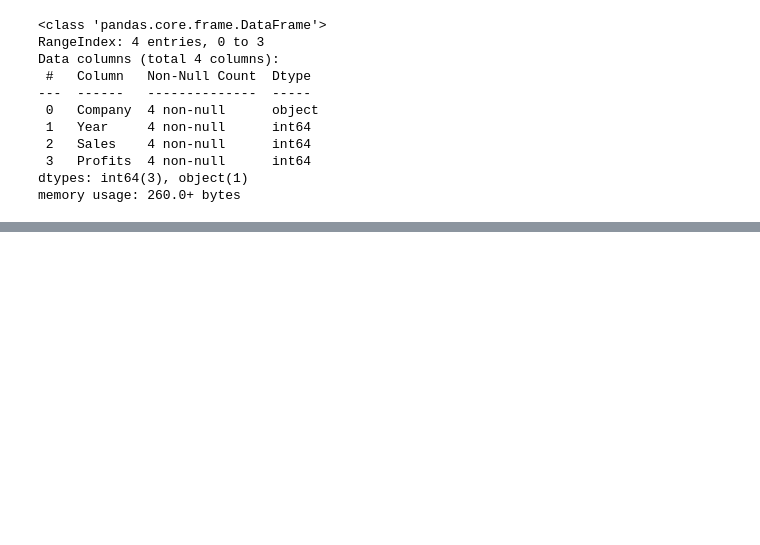
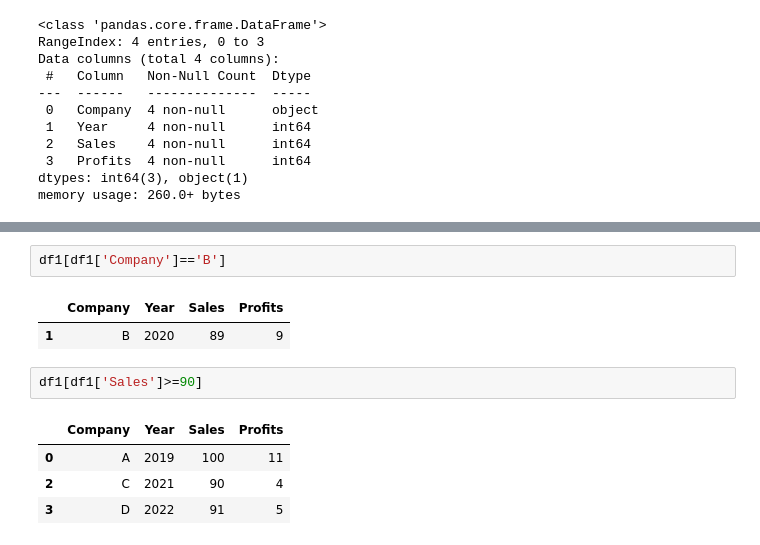
Before and after one commit to NaveenShetter1/Machine-Leaning-Notebooks, a Jupyter notebook: pandasusingpython.ipynb, the cells around one changed output, grey strips where cells are left out. Saved outputs shown, nothing was run; the diff lists cells and outputs as text; blank space fills up the shorter version.

```diff
--- a/pandasusingpython.ipynb
+++ b/pandasusingpython.ipynb
@@ -836,0 +880,12 @@ memory usage: 260.0+ bytes
+# %%
+df1[df1['Company']=='B']
+# %% [output]
+|  | Company | Year | Sales | Profits |
+| 1 | B | 2020 | 89 | 9 |
+# %%
+df1[df1['Sales']>=90]
+# %% [output]
+|  | Company | Year | Sales | Profits |
+| 0 | A | 2019 | 100 | 11 |
+| 2 | C | 2021 | 90 | 4 |
+| 3 | D | 2022 | 91 | 5 |
```
Also changed, not shown: parts of 41 cells of this notebook.
